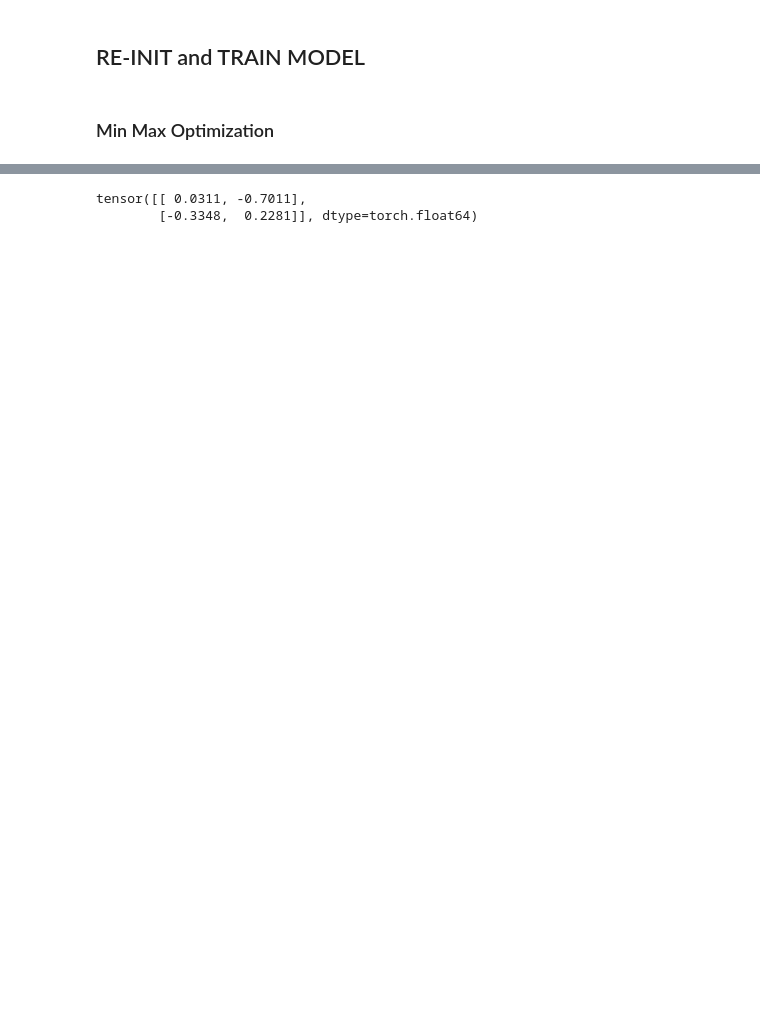
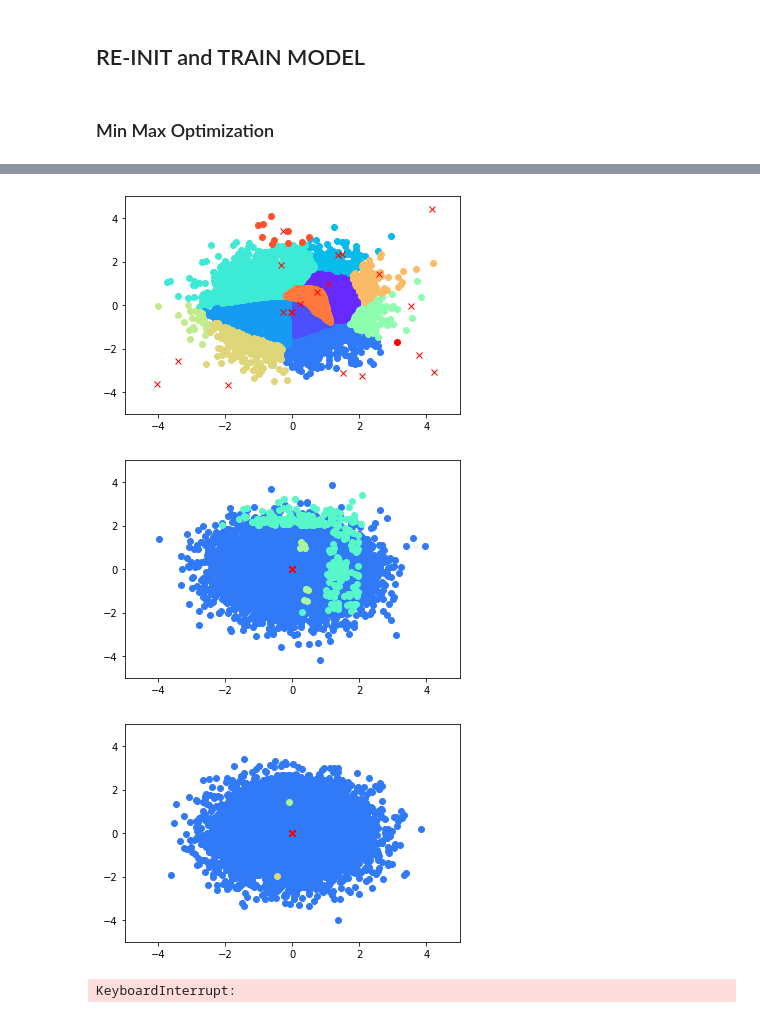
Before and after one commit to JTT94/optimal_quantization, a Jupyter notebook: notebooks/Gaussian Quantization.ipynb, the cells around one changed output, grey strips where cells are left out. Saved outputs shown, nothing was run; the diff lists cells and outputs as text; code cells hidden in the pictures; blank space fills up the shorter version.

Commit message:
fix oq guass optimizer

```diff
--- a/notebooks/Gaussian Quantization.ipynb
+++ b/notebooks/Gaussian Quantization.ipynb
@@ -145,14 +147,14 @@ for j in range(num_atoms):
 # %% [markdown]
 ##  RE-INIT and TRAIN MODEL
 # %%
-n_iters = 1000
+n_iters = 100000
 n_sub_iters = 10
 multiplier = 5
 num_atoms = 20
 dim = 2
 
 # init vectors
-y = torch.tensor(2*(-0.5+np.random.random(size=(num_atoms,dim))), requires_grad = False)
+y = torch.tensor(10*(-0.5+np.random.random(size=(num_atoms,dim))), requires_grad = True)
 g = torch.tensor(np.random.random(size=num_atoms), requires_grad = True)
 b = torch.ones(num_atoms)/ torch.tensor(num_atoms)
 epsilon = torch.tensor(2.)
@@ -236,8 +183,73 @@ tensor([0.7683, 0.6396], dtype=torch.float64, requires_grad=True)
-# %%
-y
-# %% [output]
-tensor([[ 0.0311, -0.7011],
-        [-0.3348,  0.2281]], dtype=torch.float64)
+# %%
+for i in range(n_iters):
+    for _ in range(n_sub_iters):
+        # sample x
+        x = normal_dist.sample()
+
+        # Clear gradients w.r.t. parameters
+        optimizer_map.zero_grad()
+
+        # Get dual objective to maximise
+        dual_objective = er_ctran(x, g, y, epsilon, l2_cost)
+        map_loss = -dual_objective
+
+        # Getting gradients w.r.t. parameters
+        map_loss.backward()
+
+        # Updating parameters
+        optimizer_map.step()
+
+    for _ in range(multiplier*n_sub_iters):
+        # sample x
+        x = normal_dist.sample()
+
+        # Clear gradients w.r.t. parameters
+        optimizer_atoms.zero_grad()
+
+        # Get loss objective to minimise
+        atoms_loss = er_ctran(x, g, y, epsilon, l2_cost)
+
+        # Getting gradients w.r.t. parameters
+        atoms_loss.backward()
+
+        # Updating parameters
+        optimizer_atoms.step()
+
+    # Updating parameters
+    if i % 100 == 0:
+        # Decay Learning Rate
+        scheduler_atoms.step()
+        scheduler_map.step()
+
+    if i % 10**3 == 0:
+        plot_ys = []
+        plot_xs = []
+        chis = []
+        num_points = 10000
+
+        for _ in range(num_points):
+            x = normal_dist.sample()
+            chis.append(er_chi(x, y, g, epsilon).detach().numpy())
+            plot_xs.append(x.numpy())
+
+        ys = y.detach().numpy()
+        plot_xs = np.array(plot_xs)
+        chis = np.array(chis)
+        allocations = np.argmax(chis, axis=1)
+
+        colors = cm.rainbow(np.linspace(0, 1, num_atoms))
+        for atom_idx in range(num_atoms):
+            view = allocations==atom_idx
+            plt.scatter(plot_xs[view,0], plot_xs[view,1], color=colors[atom_idx])
+            plt.plot(ys[atom_idx,0],ys[atom_idx,1], 'rx')
+        plt.xlim(-5,5)
+        plt.ylim(-5,5)
+        plt.show()
+# %% [output]
+[figure, added]
+[figure, added]
+[figure, added]
+KeyboardInterrupt:
 # %%
 # Plot y atoms
 ys = y.detach().numpy()
```
Also changed, not shown: parts of 17 cells of this notebook, 1 other file.
